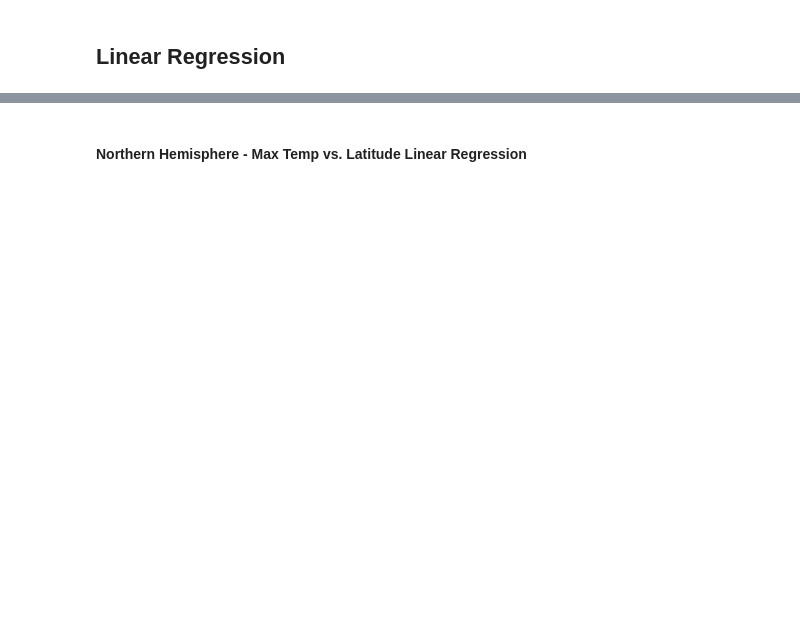
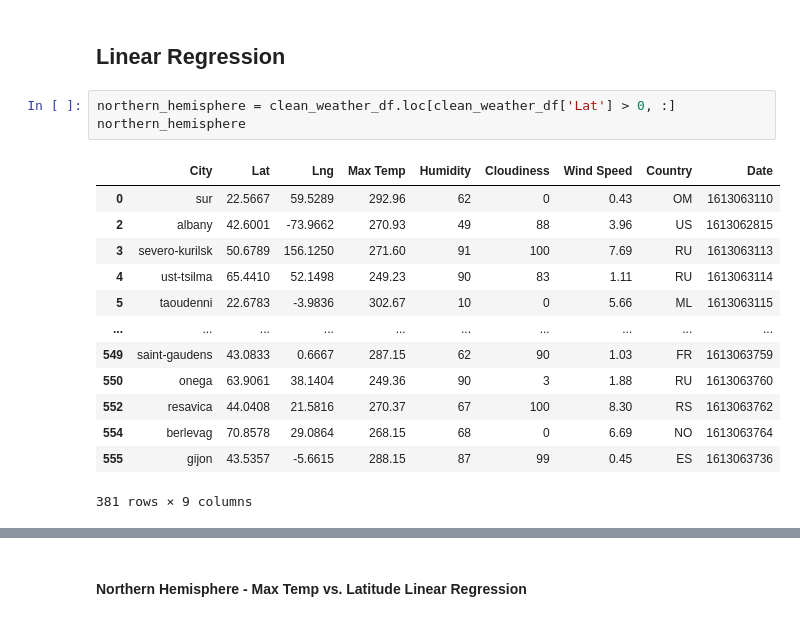
Before and after one commit to Ainash-Toleu/weather-analysis-api, a Jupyter notebook: WeatherPy/WeatherPy.ipynb, the cells around one changed output, grey strips where cells are left out. Drawn from its saved outputs; the diff is of its cells as text; blank space fills up the shorter version.

```diff
--- a/WeatherPy/WeatherPy.ipynb
+++ b/WeatherPy/WeatherPy.ipynb
@@ -309,2 +278,19 @@ plt.show()
 # %% [markdown]
 ## Linear Regression
+# %%
+northern_hemisphere = clean_weather_df.loc[clean_weather_df['Lat'] > 0, :]
+northern_hemisphere
+# %% [output]
+|  | City | Lat | Lng | Max Temp | Humidity | Cloudiness | Wind Speed | Country | Date |
+| 0 | sur | 22.5667 | 59.5289 | 292.96 | 62 | 0 | 0.43 | OM | 1613063110 |
+| 2 | albany | 42.6001 | -73.9662 | 270.93 | 49 | 88 | 3.96 | US | 1613062815 |
+| 3 | severo-kurilsk | 50.6789 | 156.1250 | 271.60 | 91 | 100 | 7.69 | RU | 1613063113 |
+| 4 | ust-tsilma | 65.4410 | 52.1498 | 249.23 | 90 | 83 | 1.11 | RU | 1613063114 |
+| 5 | taoudenni | 22.6783 | -3.9836 | 302.67 | 10 | 0 | 5.66 | ML | 1613063115 |
+| ... | ... | ... | ... | ... | ... | ... | ... | ... | ... |
+| 549 | saint-gaudens | 43.0833 | 0.6667 | 287.15 | 62 | 90 | 1.03 | FR | 1613063759 |
+| 550 | onega | 63.9061 | 38.1404 | 249.36 | 90 | 3 | 1.88 | RU | 1613063760 |
+| 552 | resavica | 44.0408 | 21.5816 | 270.37 | 67 | 100 | 8.30 | RS | 1613063762 |
+| 554 | berlevag | 70.8578 | 29.0864 | 268.15 | 68 | 0 | 6.69 | NO | 1613063764 |
+| 555 | gijon | 43.5357 | -5.6615 | 288.15 | 87 | 99 | 0.45 | ES | 1613063736 |
+381 rows × 9 columns
```
Also changed, not shown: parts of 17 cells of this notebook, 1 other file.
